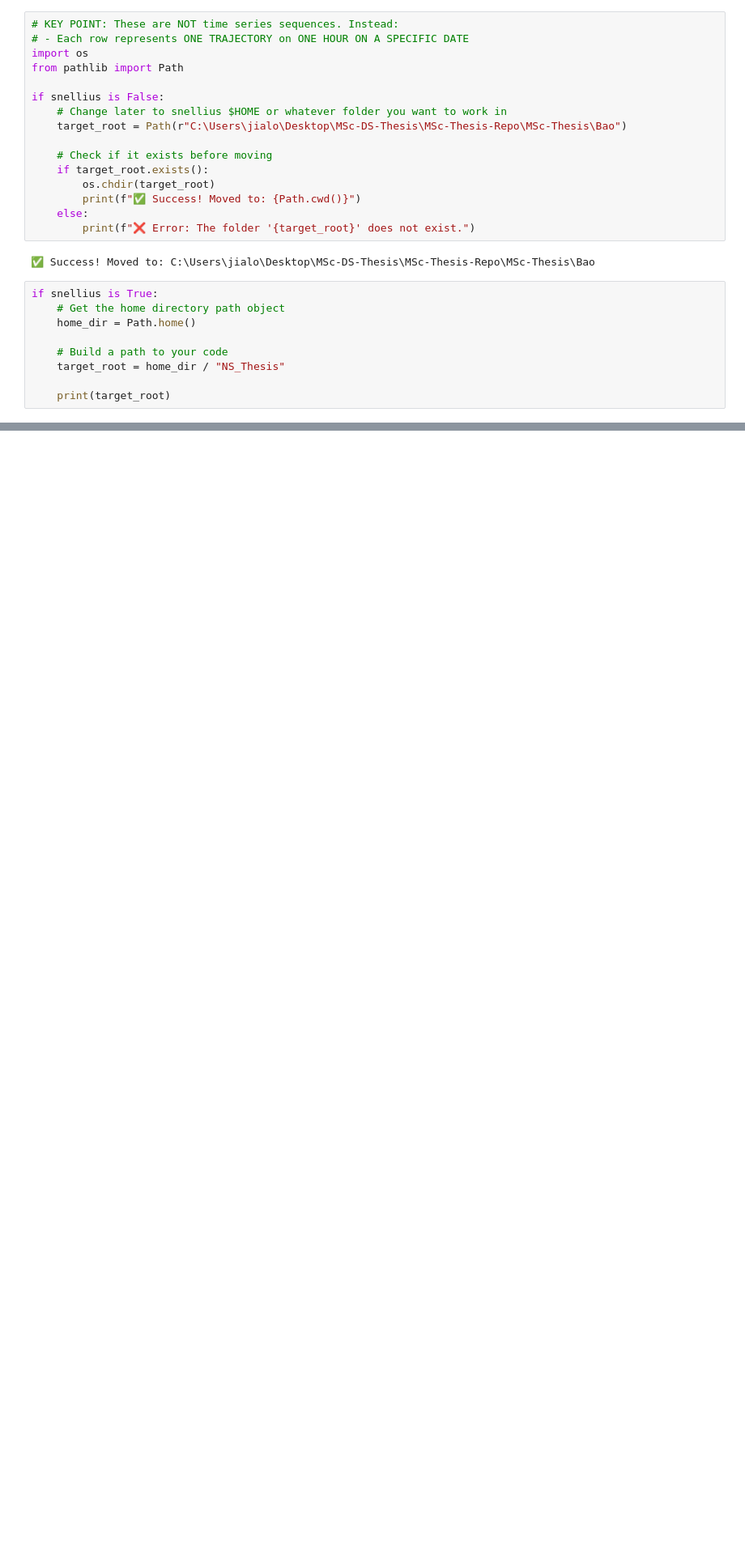
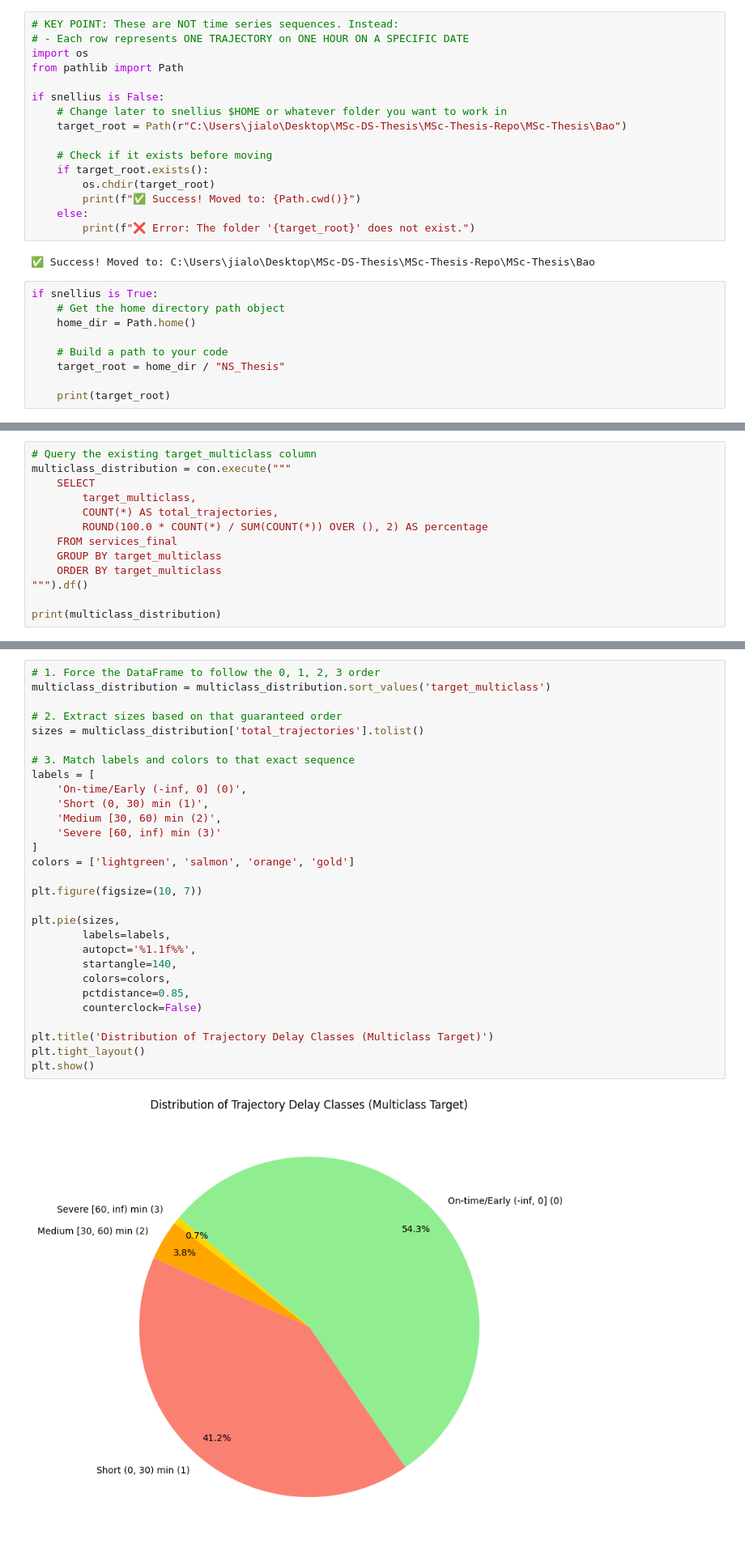
Before and after one commit to jbaonl/MSc-Thesis, a Jupyter notebook: MSc-Thesis/Bao/all_code/3_model_training/classification/classification_base.ipynb, the cells around one changed output, grey strips where cells are left out. Shown at 81% size. Cells and saved outputs as stored; diff of their text form; blank space fills up the shorter version.

```diff
--- a/MSc-Thesis/Bao/all_code/3_model_training/classification/classification_base.ipynb
+++ b/MSc-Thesis/Bao/all_code/3_model_training/classification/classification_base.ipynb
@@ -117,0 +268,13 @@ best_parameters_gb = {'subsample': 0.6, 'n_estimators': 300, 'min_samples_split'
+# %%
+# Query the existing target_multiclass column
+multiclass_distribution = con.execute("""
+    SELECT
+        target_multiclass,
+        COUNT(*) AS total_trajectories,
+        ROUND(100.0 * COUNT(*) / SUM(COUNT(*)) OVER (), 2) AS percentage
+    FROM services_final
+    GROUP BY target_multiclass
+    ORDER BY target_multiclass
+""").df()
+
+print(multiclass_distribution)
@@ -117,0 +287,31 @@ best_parameters_gb = {'subsample': 0.6, 'n_estimators': 300, 'min_samples_split'
+# %%
+# 1. Force the DataFrame to follow the 0, 1, 2, 3 order
+multiclass_distribution = multiclass_distribution.sort_values('target_multiclass')
+
+# 2. Extract sizes based on that guaranteed order
+sizes = multiclass_distribution['total_trajectories'].tolist()
+
+# 3. Match labels and colors to that exact sequence
+labels = [
+    'On-time/Early (-inf, 0] (0)',
+    'Short (0, 30) min (1)',
+    'Medium [30, 60) min (2)',
+    'Severe [60, inf) min (3)'
+]
+colors = ['lightgreen', 'salmon', 'orange', 'gold']
+
+plt.figure(figsize=(10, 7))
+
+plt.pie(sizes,
+        labels=labels,
+        autopct='%1.1f%%',
+        startangle=140,
+        colors=colors,
+        pctdistance=0.85,
+        counterclock=False)
+
+plt.title('Distribution of Trajectory Delay Classes (Multiclass Target)')
+plt.tight_layout()
+plt.show()
+# %% [output]
+[figure, added]
```
Also changed, not shown: parts of 35 cells of this notebook, 10 other files.
